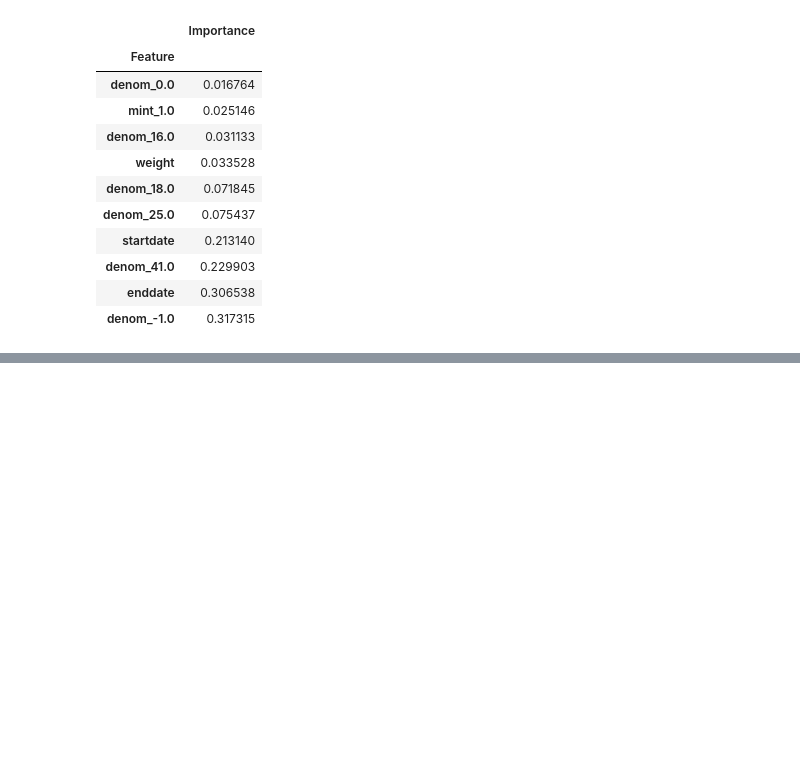
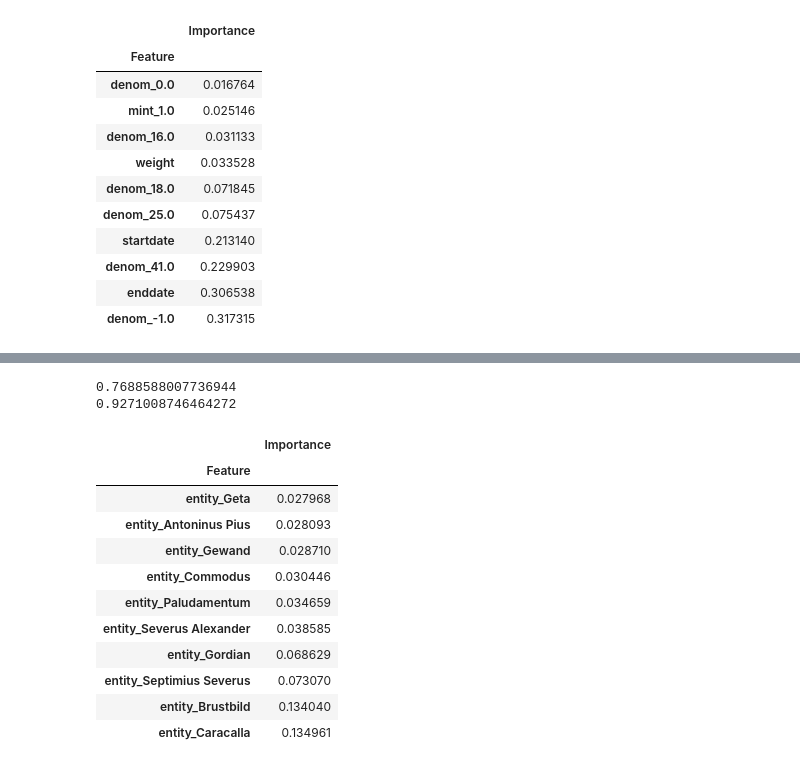
Before and after one commit to codehering/data_challanges_2021, a Jupyter notebook: experiments/notebooks/Dimesion_reduction_analysis.ipynb, the cells around one changed output, grey strips where cells are left out. Drawn from its saved outputs; the diff is of its cells as text; code cells hidden in the pictures; blank space fills up the shorter version.

```diff
--- a/experiments/notebooks/Dimesion_reduction_analysis.ipynb
+++ b/experiments/notebooks/Dimesion_reduction_analysis.ipynb
@@ -1447,0 +1488,2 @@ perm_imp_rfpimp.tail(10)
+# %%
+data_new_w_entity = data_new_w_entity.dropna()
@@ -1447,0 +1550,31 @@ perm_imp_rfpimp.tail(10)
+# %%
+y = data_new_w_entity["enddate"]
+X = data_new_w_entity[entity_only]
+X_train, X_test, y_train, y_test = train_test_split(X, y, test_size=0.2, random_state=42)
+# %%
+clf = RandomForestClassifier(max_depth=30, random_state=0, n_estimators=200)
+
+clf.fit(X_train, y_train)
+y_predict = clf.predict(X_test)
+print(accuracy_score(y_test, y_predict))
+print(r2_score(y_test, clf.predict(X_test)))
+# %% [output]
+0.7688588007736944
+0.9271008746464272
+# %%
+perm_imp_rfpimp = permutation_importances(clf, X_train, y_train, r2)
+perm_imp_rfpimp = perm_imp_rfpimp.sort_values("Importance")
+perm_imp_rfpimp.tail(10)
+# %% [output]
+|  | Importance |
+| Feature |  |
+| entity_Geta | 0.027968 |
+| entity_Antoninus Pius | 0.028093 |
+| entity_Gewand | 0.028710 |
+| entity_Commodus | 0.030446 |
+| entity_Paludamentum | 0.034659 |
+| entity_Severus Alexander | 0.038585 |
+| entity_Gordian | 0.068629 |
+| entity_Septimius Severus | 0.073070 |
+| entity_Brustbild | 0.134040 |
+| entity_Caracalla | 0.134961 |
```
Also changed, not shown: parts of 23 cells of this notebook.
